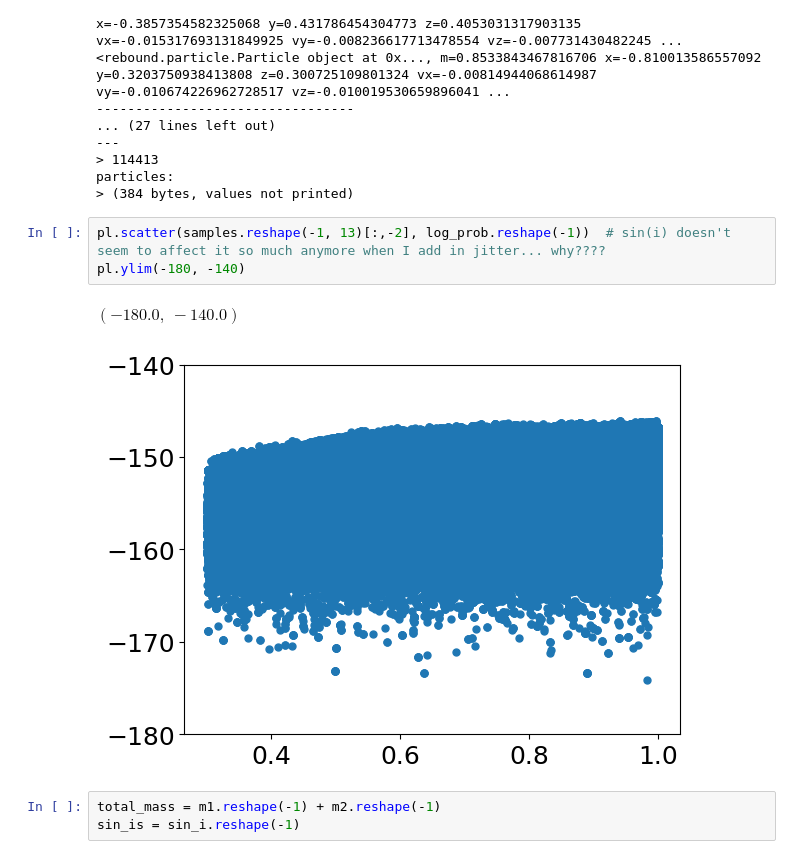
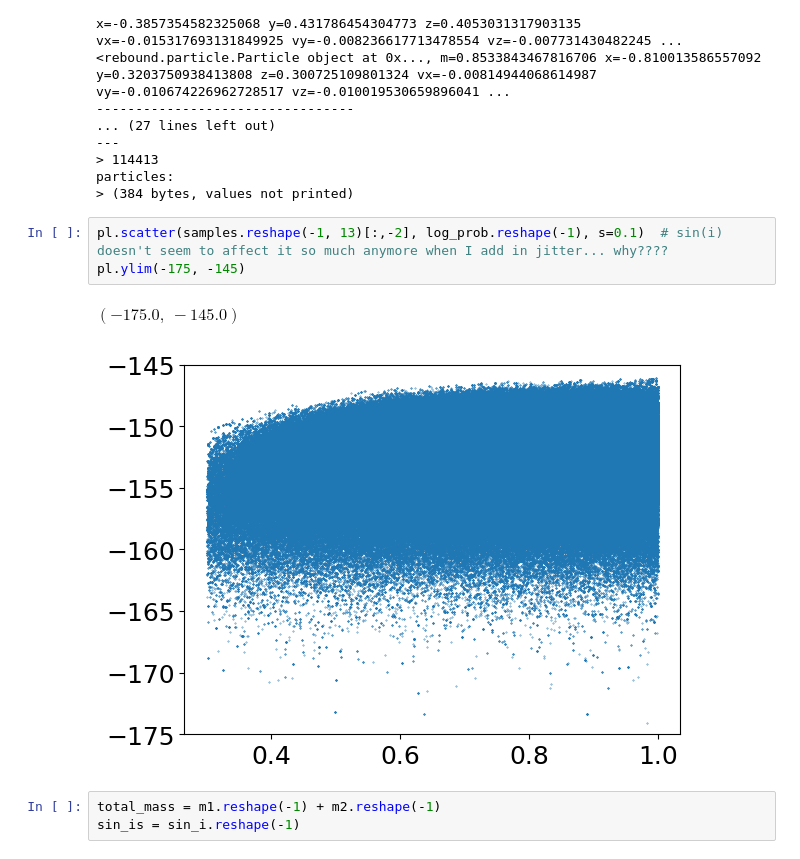
Before and after one commit to ia-chow/SURF2022, a Jupyter notebook: SURF/2021_fall-2022_winter/radvel_hd45364-sin_i_jitter_january_2024.ipynb, the cells around one changed output. Cells and saved outputs as stored; diff of their text form.

```diff
--- a/SURF/2021_fall-2022_winter/radvel_hd45364-sin_i_jitter_january_2024.ipynb
+++ b/SURF/2021_fall-2022_winter/radvel_hd45364-sin_i_jitter_january_2024.ipynb
@@ -925,11 +925,11 @@ Current timestep:       0.001000
 particles:
 > (384 bytes, values not printed)
 # %%
-pl.scatter(samples.reshape(-1, 13)[:,-2], log_prob.reshape(-1))  # sin(i) doesn't seem to affect it so much anymore when I add in jitter... why????
-pl.ylim(-180, -140)
+pl.scatter(samples.reshape(-1, 13)[:,-2], log_prob.reshape(-1), s=0.1)  # sin(i) doesn't seem to affect it so much anymore when I add in jitter... why????
+pl.ylim(-175, -145)
 # %% [output]
-$\displaystyle \left( -180.0, \  -140.0\right)$
+$\displaystyle \left( -175.0, \  -145.0\right)$
-[figure, old version]
+[figure, new version]
 # %%
 total_mass = m1.reshape(-1) + m2.reshape(-1)
 sin_is = sin_i.reshape(-1)
```
Also changed, not shown: parts of 4 cells of this notebook, 1 other file.
